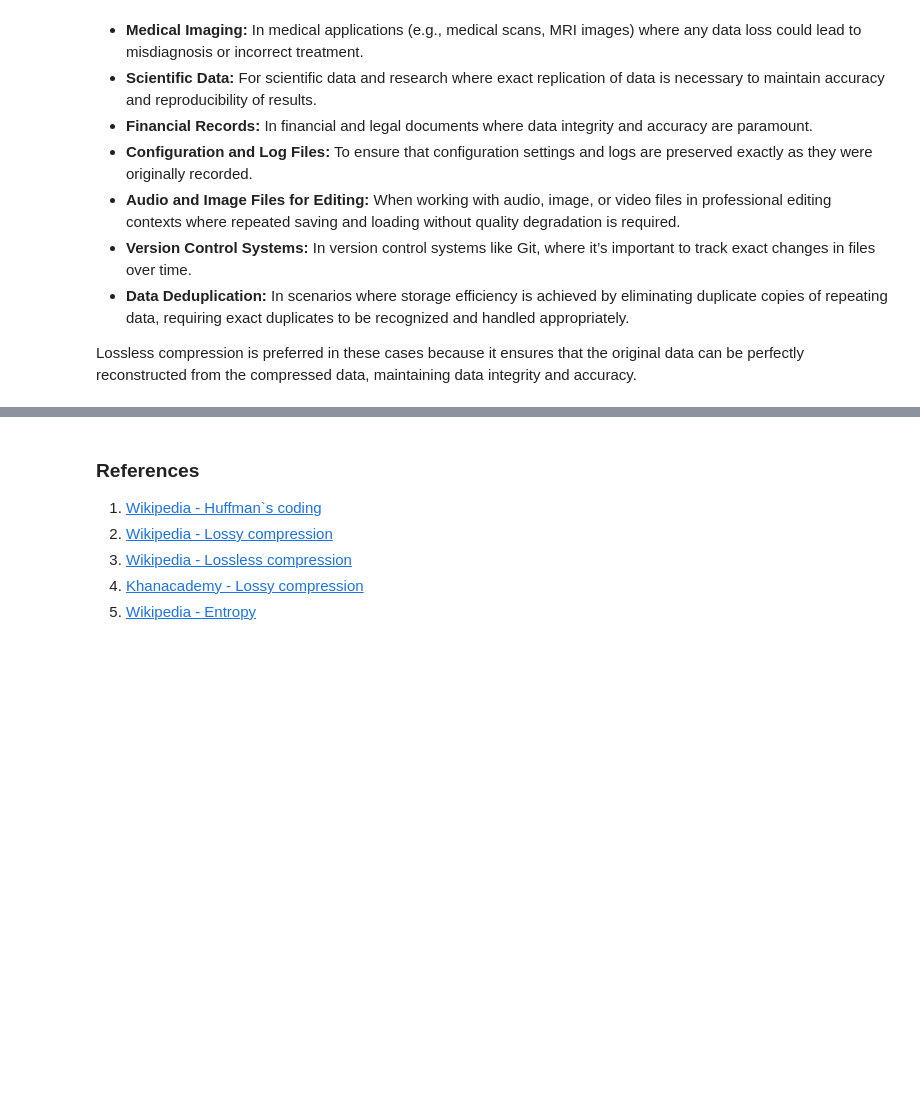
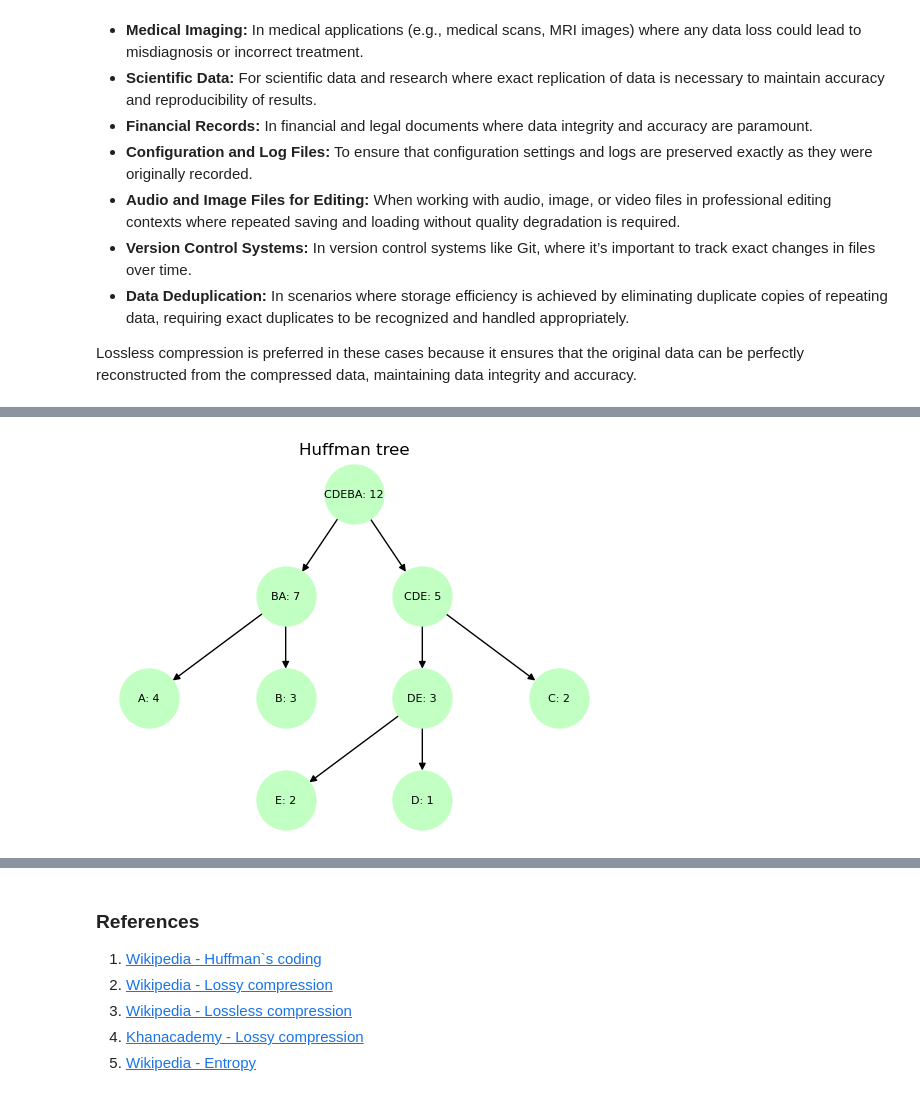
Before and after one commit to NikolayGatev/MathConceptionsProject, a Jupyter notebook: HuffmanCompressionAlgorithm.ipynb, the cells around one changed output, grey strips where cells are left out. Drawn from its saved outputs; the diff is of its cells as text; code cells hidden in the pictures; blank space fills up the shorter version.

```diff
--- a/HuffmanCompressionAlgorithm.ipynb
+++ b/HuffmanCompressionAlgorithm.ipynb
@@ -172,0 +185,48 @@ plt.show()
+# %%
+tree_dict = {
+        1: {
+            "CDE: 5":"CDEBA: 12",
+            "BA: 7":"CDEBA: 12"
+            },
+         2: {
+            "C: 2":"CDE: 5",
+             "DE: 3":"CDE: 5",
+            "B: 3":"BA: 7",
+             "A: 4":"BA: 7"
+            },
+         3: {
+            "D: 1":"DE: 3",
+             "E: 2":"DE: 3"
+            }
+        }
+
+# Create a NextworkX directed graph
+g = nx.DiGraph()
+g.add_nodes_from(['CDEBA: 12'], subset=3)
+g.add_nodes_from(tree_dict[1].keys(), subset=2)
+g.add_nodes_from(tree_dict[2].keys(), subset=1)
+g.add_nodes_from(tree_dict[3].keys(), subset=0)
+
+# Add Title to Plot
+plt.title('Huffman tree')
+
+# Create a list of the edges
+edges = []
+for subset_stuff in tree_dict.values():
+    for index, (node, prev_node) in enumerate(subset_stuff.items(), start = 0):
+        edges.append((prev_node, node, (0, 1) [index % 2 != 0]))
+
+# Create a list of the lebels of edges
+edga_labels = dict([((a,b,),v) for a,b,v in edges])
+
+# Draw the nodes with the multipartite layout
+pos = nx.multipartite_layout(g, align='horizontal')
+nx.draw(g, pos, with_labels=True, node_size=1800, node_color='#c2ffc2', font_size=8)
+
+# Draw the edges with the multipartite layout
+nx.draw_networkx_edges(g, pos, edgelist=edges, arrows=None, node_size=1800)
+
+# Show the plot
+plt.show()
+# %% [output]
+[figure, added]
```
Also changed, not shown: parts of 15 cells of this notebook.
